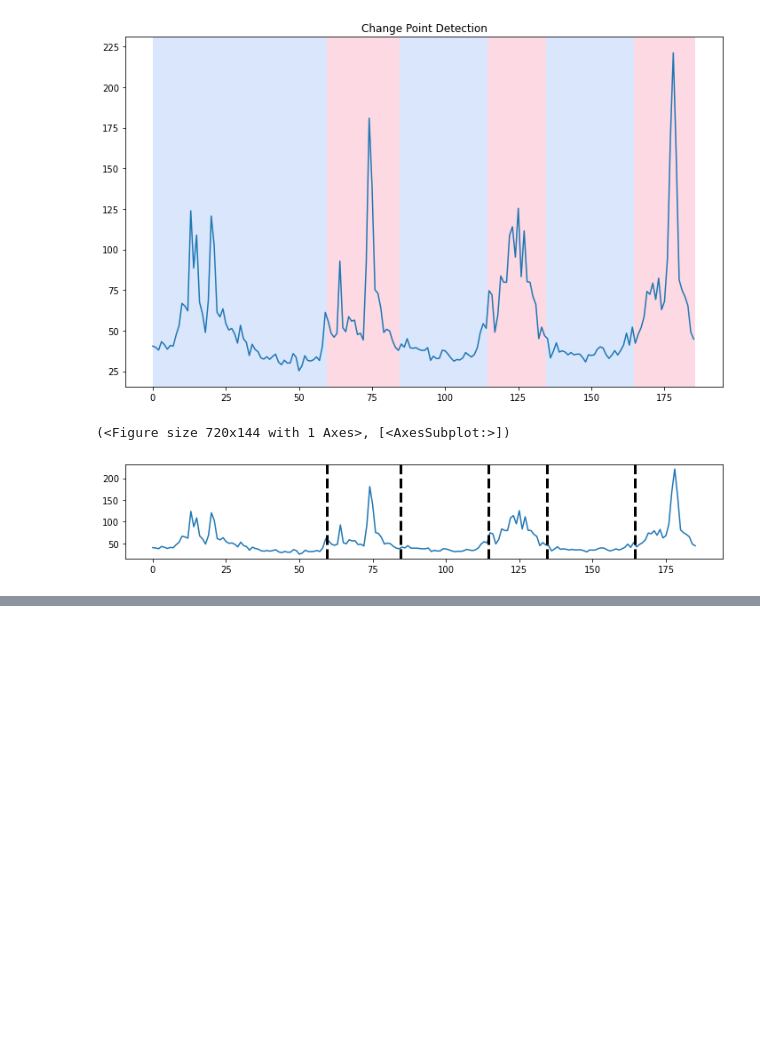
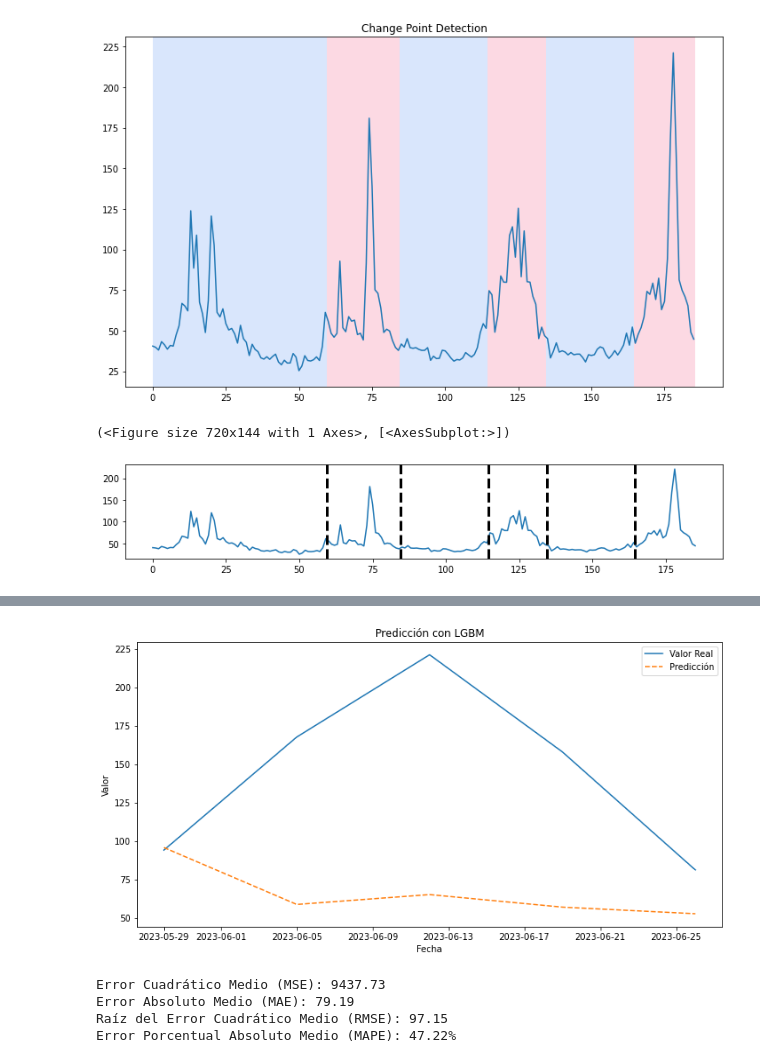
Before and after one commit to tlunal/Adaptative_Ensemble_methods_for_time_series_forecast, a Jupyter notebook: 01_ts_eda.ipynb, the cells around one changed output, grey strips where cells are left out. Cells and saved outputs as stored; diff of their text form; code cells hidden in the pictures; blank space fills up the shorter version.

```diff
--- a/01_ts_eda.ipynb
+++ b/01_ts_eda.ipynb
@@ -729,0 +929,9 @@ rpt.display(points, [], result)
+# %%
+# Crea un modelo de LightGBM para regresión
+lgb_model = lgb.LGBMRegressor(n_estimators=300, random_state=42)  # Puedes ajustar los hiperparámetros según sea necesario
+
+# Entrena el modelo en el conjunto de entrenamiento
+lgb_model.fit(X_train, y_train)
+
+# Realiza predicciones en el conjunto de prueba
+y_pred_lgb = lgb_model.predict(X_test)
@@ -729,0 +956,31 @@ rpt.display(points, [], result)
+# %%
+# Visualizar las predicciones vs valores reales
+plt.figure(figsize=(12, 6))
+plt.plot(ts_data_xg_test.index, y_test, label='Valor Real')
+plt.plot(ts_data_xg_test.index, y_pred_lgb, label='Predicción', linestyle='dashed')
+plt.title('Predicción con LGBM')
+plt.xlabel('Fecha')
+plt.ylabel('Valor')
+plt.legend()
+plt.show()
+# %% [output]
+[figure, added]
+# %%
+predicted_values = y_pred_lgb
+actual_values = ts_data_test
+# Calcular las métricas de bondad de ajuste
+mse = mean_squared_error(actual_values, predicted_values)
+mae = mean_absolute_error(actual_values, predicted_values)
+rmse = np.sqrt(mse)
+mape = np.mean(np.abs((actual_values - predicted_values) / actual_values)) * 100
+
+# Mostrar las métricas
+print(f'Error Cuadrático Medio (MSE): {mse:.2f}')
+print(f'Error Absoluto Medio (MAE): {mae:.2f}')
+print(f'Raíz del Error Cuadrático Medio (RMSE): {rmse:.2f}')
+print(f'Error Porcentual Absoluto Medio (MAPE): {mape:.2f}%')
+# %% [output]
+Error Cuadrático Medio (MSE): 9437.73
+Error Absoluto Medio (MAE): 79.19
+Raíz del Error Cuadrático Medio (RMSE): 97.15
+Error Porcentual Absoluto Medio (MAPE): 47.22%
```
Also changed, not shown: parts of 24 cells of this notebook.
